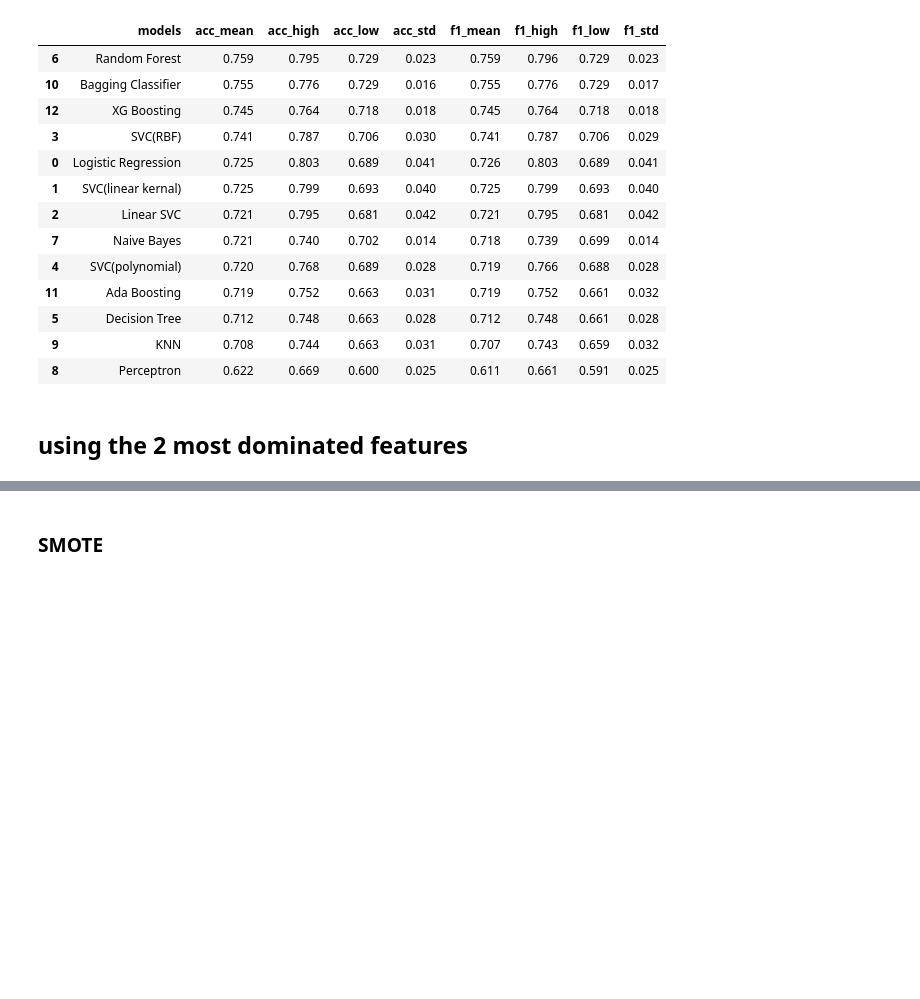
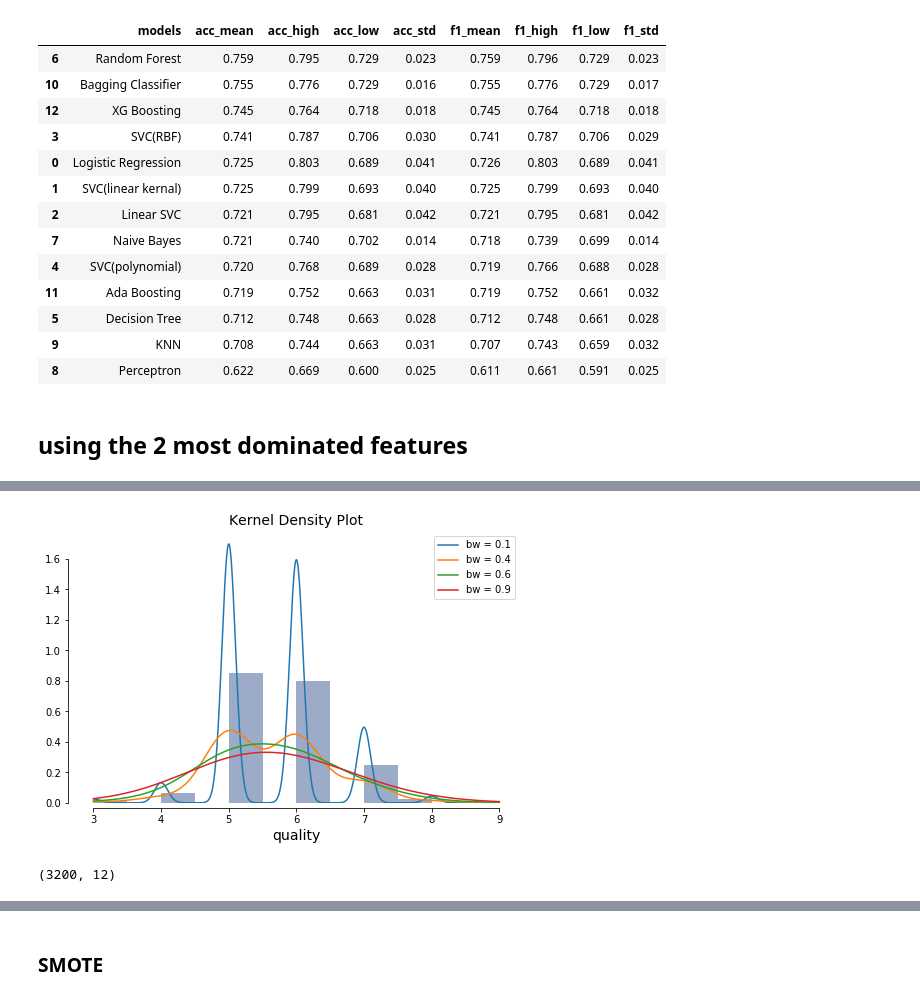
Before and after one commit to EffyFang/DataMining, a Jupyter notebook: winequality/Wine Quality Prediction Project 0826.ipynb, the cells around one changed output, grey strips where cells are left out. Saved outputs shown, nothing was run; the diff lists cells and outputs as text; code cells hidden in the pictures; blank space fills up the shorter version.

```diff
--- a/winequality/Wine Quality Prediction Project 0826.ipynb
+++ b/winequality/Wine Quality Prediction Project 0826.ipynb
@@ -818,0 +826,47 @@ run_model(X_train2[['volatile acidity','alcohol']],y_train2)
+# %%
+dt = y_train
+bw = 1.06 * dt.std() * len(dt) ** (-1 / 5.)
+from sklearn.neighbors import KernelDensity
+
+# Gaussian KDE with Seaborn bandwidth
+kde = KernelDensity(kernel='gaussian', bandwidth=bw)
+
+# Grab the data, and compute the support (sampling points)
+x = y_train
+# %%
+# Compare the impact of bandwidth selection on a KDE
+# Make plots
+fig, ax = plt.subplots(figsize=(8, 5))
+ax.hist(x, bins=10, alpha=0.5, color=sns.xkcd_rgb["denim blue"], normed=True, label='')
+
+# Gaussian KDE with varying bandwidths
+for bw in np.linspace(0.1, 0.9, 4):
+    kde = KernelDensity(kernel='gaussian', bandwidth=bw)
+    kde.fit(x[:, np.newaxis])
+    y = kde.score_samples(support[:, np.newaxis])
+    ax.plot(support, np.exp(y), label='bw = {0:3.1f}'.format(bw))
+
+# Decorate plot
+plt.xlabel('quality', fontsize=14)
+plt.title('Kernel Density Plot', fontsize=14)
+plt.legend()
+
+sns.despine(offset=5, trim=True)
+plt.show()
+# %% [output]
+[figure, added]
+# %%
+ncps = 20
+bw = 0.6 # Could do grid search to determine
+nimgs = 3200
+
+kde = KernelDensity(bandwidth=0.6)
+df_KDE = X_train2.copy()
+df_KDE['quality'] = y_train
+kde.fit(df_KDE)
+
+# Sample from model, and recover full image
+new_data = kde.sample(nimgs, random_state=42)
+print(new_data.shape)
+# %% [output]
+(3200, 12)
```
Also changed, not shown: parts of 14 cells of this notebook, 2 other files.
